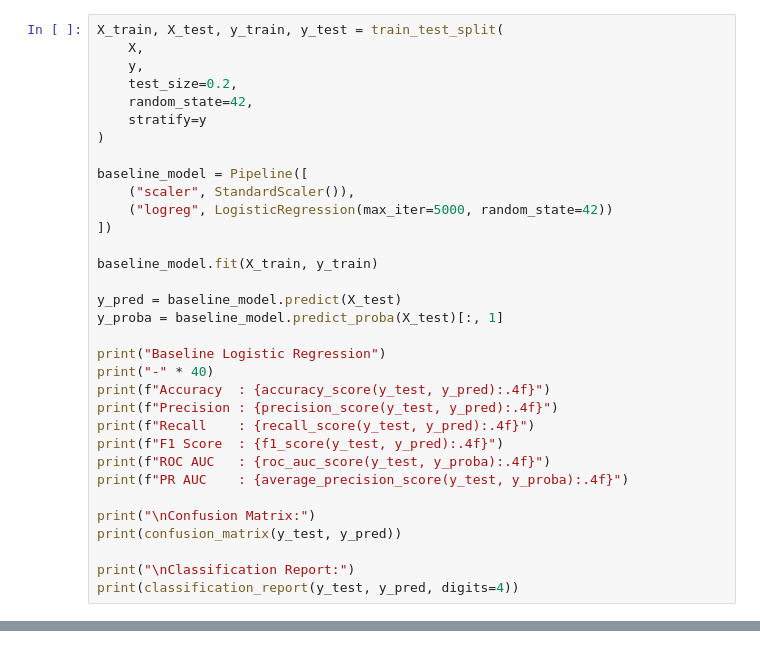
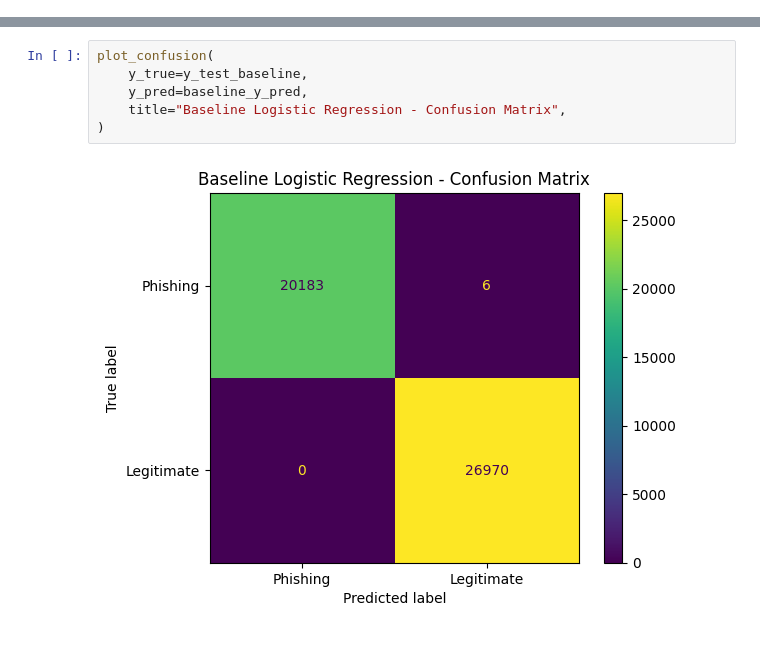
Before and after one commit to frhandev/phishing-ai-ui, a Jupyter notebook: notebooks/01_eda_and_modeling.ipynb, the cells around one changed output, grey strips where cells are left out. Drawn from its saved outputs; the diff is of its cells as text.

```diff
--- a/notebooks/01_eda_and_modeling.ipynb
+++ b/notebooks/01_eda_and_modeling.ipynb
@@ -148,33 +0,0 @@ Name: count, dtype: int64
-# %%
-X_train, X_test, y_train, y_test = train_test_split(
-    X,
-    y,
-    test_size=0.2,
-    random_state=42,
-    stratify=y
-)
-
-baseline_model = Pipeline([
-    ("scaler", StandardScaler()),
-    ("logreg", LogisticRegression(max_iter=5000, random_state=42))
-])
-
-baseline_model.fit(X_train, y_train)
-
-y_pred = baseline_model.predict(X_test)
-y_proba = baseline_model.predict_proba(X_test)[:, 1]
-
-print("Baseline Logistic Regression")
-print("-" * 40)
-print(f"Accuracy  : {accuracy_score(y_test, y_pred):.4f}")
-print(f"Precision : {precision_score(y_test, y_pred):.4f}")
-print(f"Recall    : {recall_score(y_test, y_pred):.4f}")
-print(f"F1 Score  : {f1_score(y_test, y_pred):.4f}")
-print(f"ROC AUC   : {roc_auc_score(y_test, y_proba):.4f}")
-print(f"PR AUC    : {average_precision_score(y_test, y_proba):.4f}")
-
-print("\nConfusion Matrix:")
-print(confusion_matrix(y_test, y_pred))
-
-print("\nClassification Report:")
-print(classification_report(y_test, y_pred, digits=4))
@@ -529,0 +906,8 @@ raw_batch_output[[
+# %%
+plot_confusion(
+    y_true=y_test_baseline,
+    y_pred=baseline_y_pred,
+    title="Baseline Logistic Regression - Confusion Matrix",
+)
+# %% [output]
+[figure, added]
```
Also changed, not shown: parts of 117 cells of this notebook, 4 other files.
